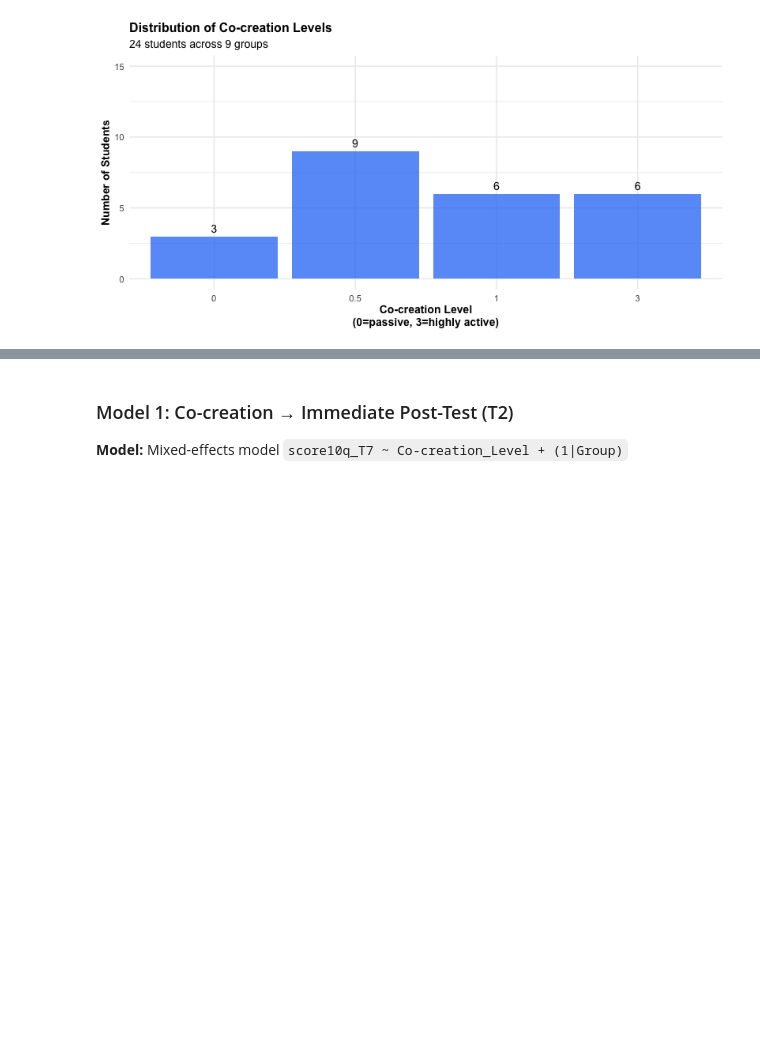
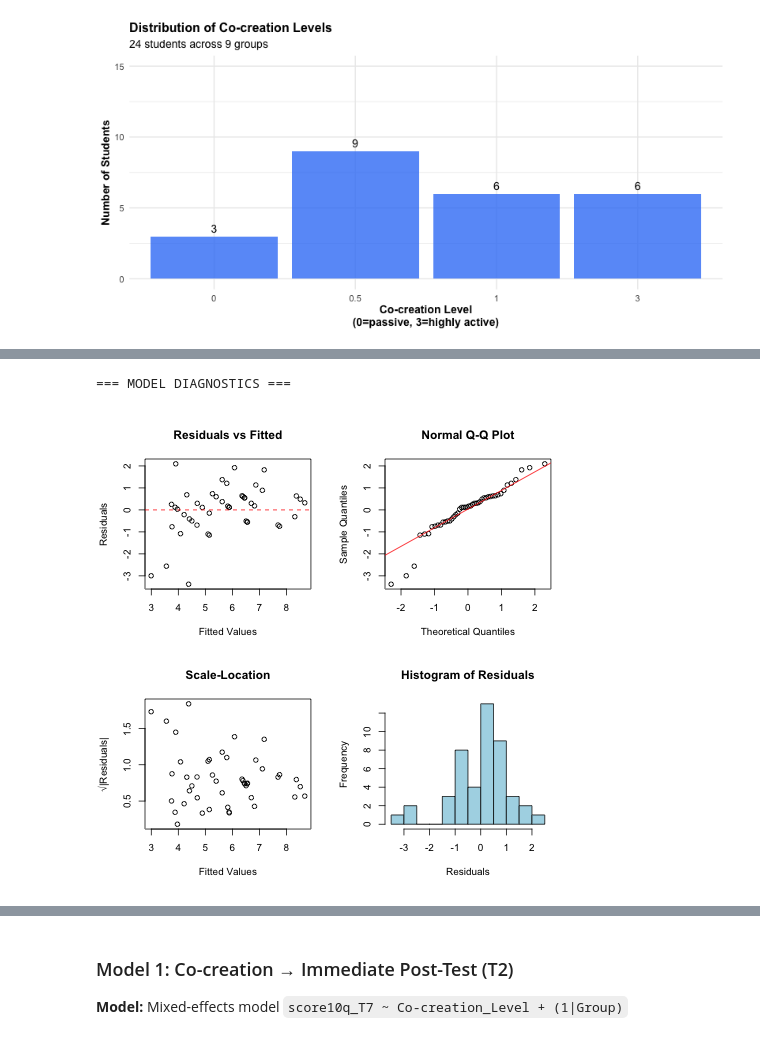
Before and after one commit to OlgaMuss/LLM_Frames_Paper, a Jupyter notebook: Manuscript/Supplementary_Materials/S5_Pilot_Statistical_Analysis.ipynb, the cells around one changed output, grey strips where cells are left out. Drawn from its saved outputs; the diff is of its cells as text; code cells hidden in the pictures; blank space fills up the shorter version.

```diff
--- a/Manuscript/Supplementary_Materials/S5_Pilot_Statistical_Analysis.ipynb
+++ b/Manuscript/Supplementary_Materials/S5_Pilot_Statistical_Analysis.ipynb
@@ -466,0 +798,34 @@ ggplot(df_t2, aes(x = factor(Cocreation_Level))) +
+# %%
+%%R
+
+# Model diagnostics
+
+cat("\n=== MODEL DIAGNOSTICS ===\n\n")
+
+# Check assumptions
+par(mfrow = c(2, 2))
+
+# 1. Residuals vs Fitted
+plot(fitted(model_combined), residuals(model_combined),
+     xlab = "Fitted Values", ylab = "Residuals",
+     main = "Residuals vs Fitted")
+abline(h = 0, col = "red", lty = 2)
+
+# 2. Q-Q plot
+qqnorm(residuals(model_combined), main = "Normal Q-Q Plot")
+qqline(residuals(model_combined), col = "red")
+
+# 3. Scale-Location
+plot(fitted(model_combined), sqrt(abs(residuals(model_combined))),
+     xlab = "Fitted Values", ylab = "√|Residuals|",
+     main = "Scale-Location")
+
+# 4. Residuals histogram
+hist(residuals(model_combined), breaks = 15,
+     xlab = "Residuals", main = "Histogram of Residuals",
+     col = "lightblue")
+
+par(mfrow = c(1, 1))
+# %% [output]
+=== MODEL DIAGNOSTICS ===
+[figure, added]
```
Also changed, not shown: parts of 26 cells of this notebook, 2 other files.
